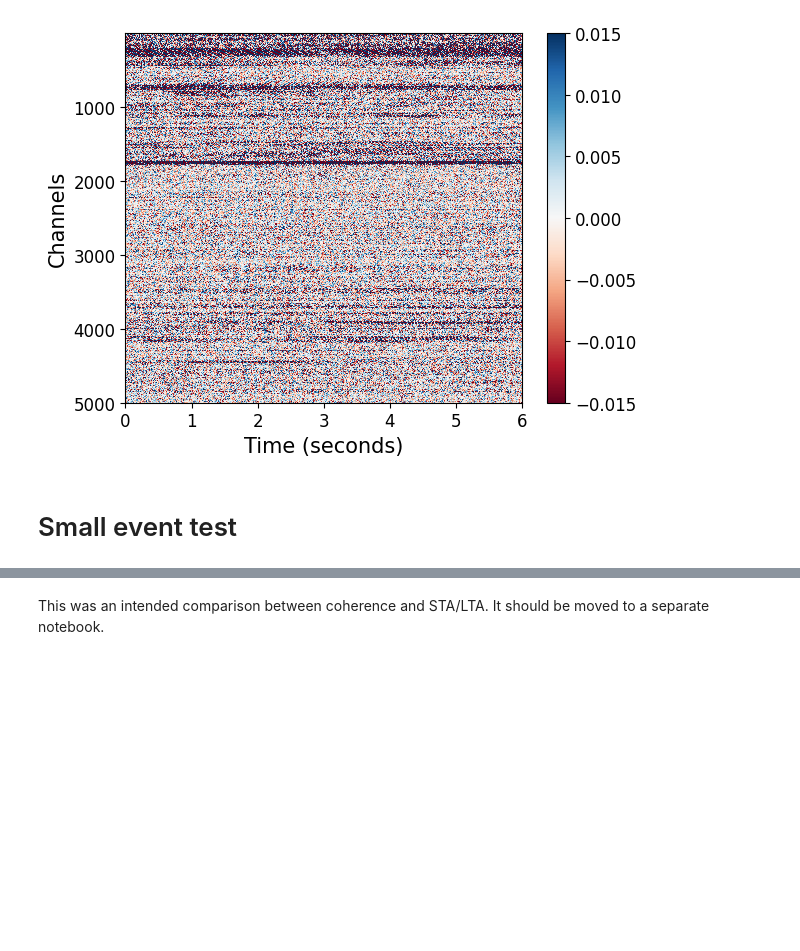
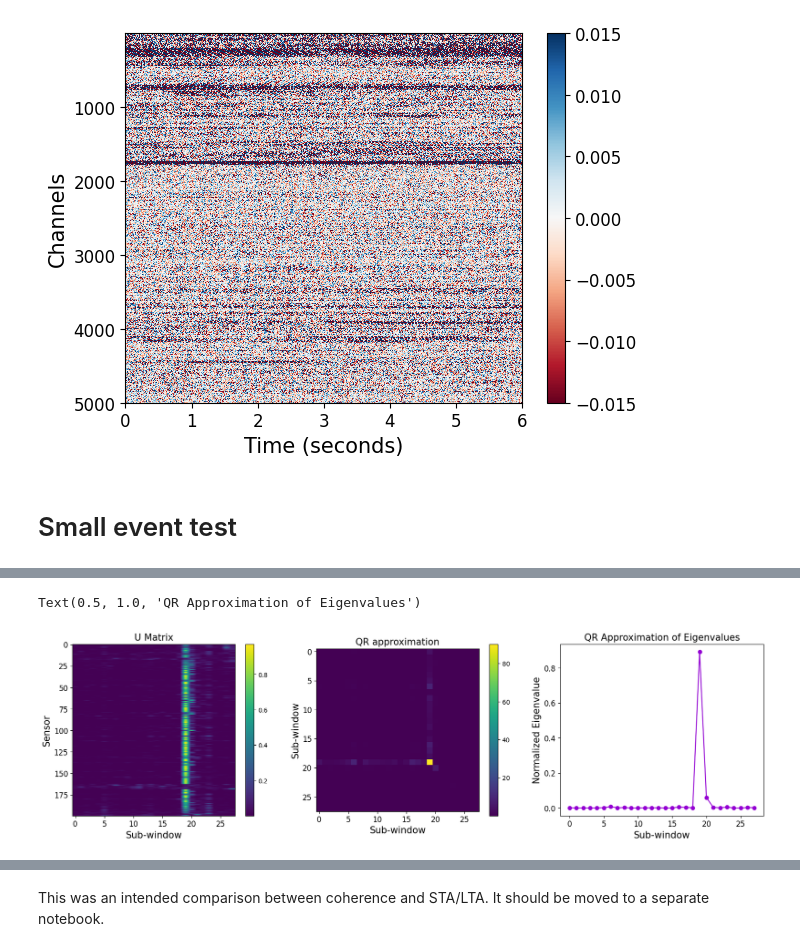
Before and after one commit to aissah/coherence_analysis_histroy, a Jupyter notebook: Coherence_and_estimation_notebooks/4. show_estimations_with_Bradys_Hot_Springs_data.ipynb, the cells around one changed output, grey strips where cells are left out. Cells and saved outputs as stored; diff of their text form; code cells hidden in the pictures; blank space fills up the shorter version.

```diff
--- a/Coherence_and_estimation_notebooks/4. show_estimations_with_Bradys_Hot_Springs_data.ipynb
+++ b/Coherence_and_estimation_notebooks/4. show_estimations_with_Bradys_Hot_Springs_data.ipynb
@@ -179,0 +443,38 @@ samples_per_sec=1000
+# %%
+RandA = norm_win_spectra2[39,:,:]**2
+Q1,R1 = np.linalg.qr(RandA)
+
+plt.figure(figsize=(20,5))
+
+plt.subplot(1,3,1)
+plt.imshow(np.abs(RandA), aspect='auto')
+plt.ylabel('Sensor', fontsize=fsize)
+plt.xlabel('Sub-window', fontsize=fsize)
+# plt.title('QR approximation', fontsize=fsize)
+plt.xticks(fontsize=tick_size)
+plt.yticks(fontsize=tick_size)
+plt.title('U Matrix', fontsize=fsize)
+plt.colorbar()
+
+plt.subplot(1,3,2)
+plt.imshow(np.abs(R1@np.conjugate(R1).T))
+plt.ylabel('Sub-window', fontsize=fsize)
+plt.xlabel('Sub-window', fontsize=fsize)
+plt.title('QR approximation', fontsize=fsize)
+plt.xticks(fontsize=tick_size)
+plt.yticks(fontsize=tick_size)
+plt.colorbar()
+
+plt.subplot(1,3,3)
+qr_ = np.diag(np.absolute(R1@R1.transpose()))
+plt.plot(qr_/np.sum(qr_), '-o', color="darkviolet")
+plt.ylabel('Normalized Eigenvalue', fontsize=fsize)
+plt.xlabel('Sub-window', fontsize=fsize)
+plt.xticks(fontsize=tick_size)
+plt.yticks(fontsize=tick_size)
+plt.title('QR Approximation of Eigenvalues', fontsize=fsize)
+# plt.title('QR Approximation of Eigenvalues', fontsize=15)
+# print(np.max(qr_)/np.sum(np.absolute(qr_)))
+# %% [output]
+Text(0.5, 1.0, 'QR Approximation of Eigenvalues')
+[figure, added]
```
Also changed, not shown: parts of 41 cells of this notebook.
